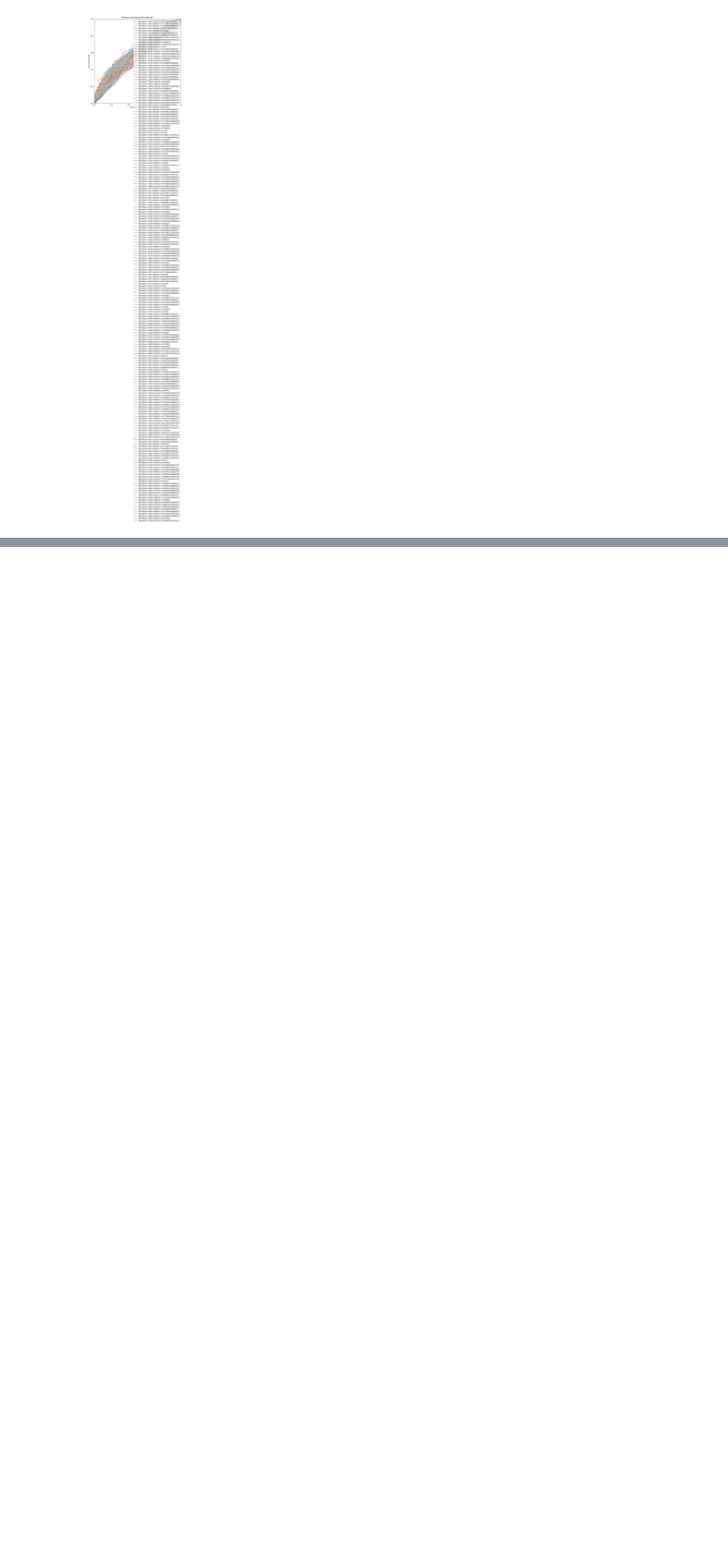
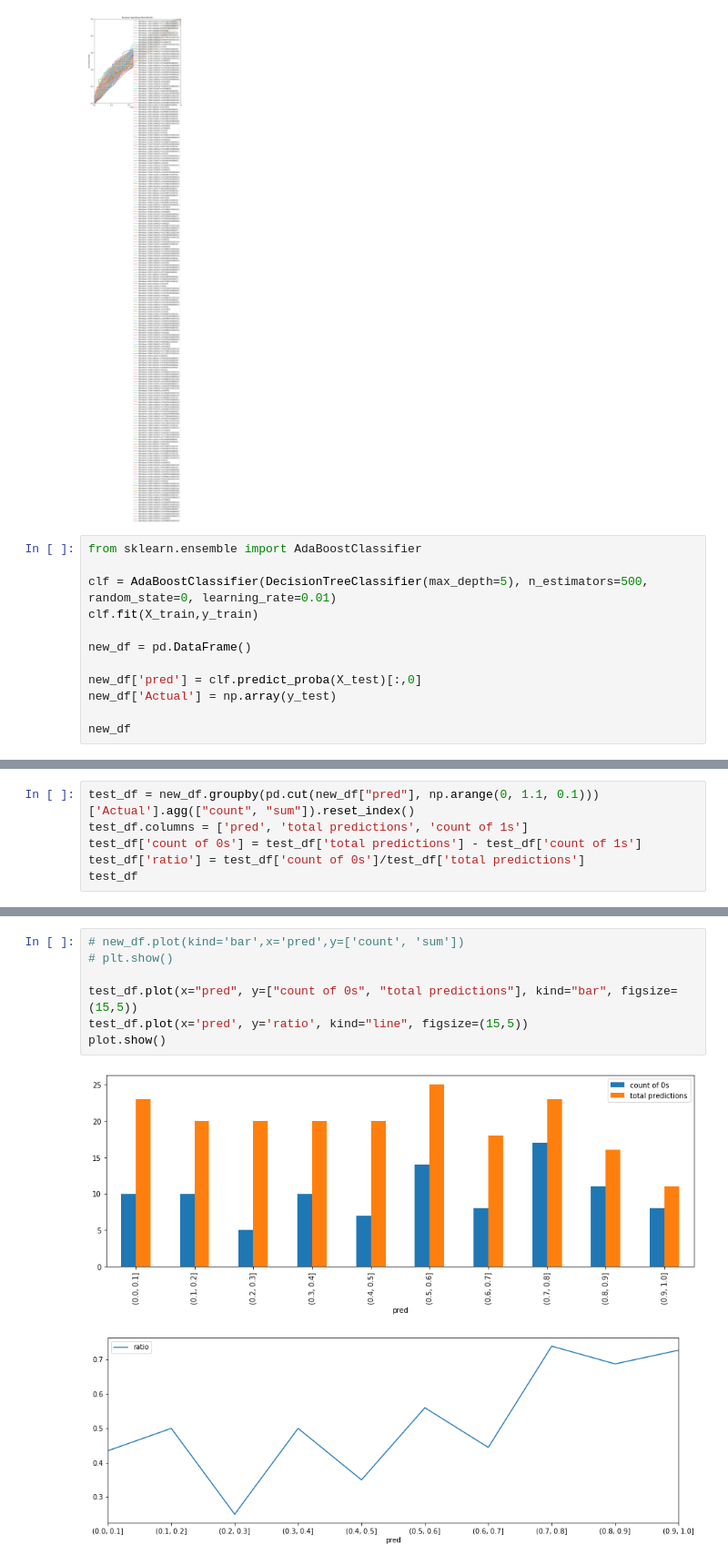
Before and after one commit to virajthakkar/DS-GA-1001-Project, a Jupyter notebook: Project Modeling New Target - Param.ipynb, the cells around one changed output, grey strips where cells are left out. Shown at 91% size. Drawn from its saved outputs; the diff is of its cells as text; blank space fills up the shorter version.

```diff
--- a/Project Modeling New Target - Param.ipynb
+++ b/Project Modeling New Target - Param.ipynb
@@ -234,3 +234,15 @@ for depth in max_depths:
 plot_roc_curve(y_test, prediction_probabilities, classifier_names)
 # %% [output]
 [figure]
+# %%
+from sklearn.ensemble import AdaBoostClassifier
+
+clf = AdaBoostClassifier(DecisionTreeClassifier(max_depth=5), n_estimators=500, random_state=0, learning_rate=0.01)
+clf.fit(X_train,y_train)
+
+new_df = pd.DataFrame()
+
+new_df['pred'] = clf.predict_proba(X_test)[:,0]
+new_df['Actual'] = np.array(y_test)
+
+new_df
@@ -236,0 +263,6 @@ plot_roc_curve(y_test, prediction_probabilities, classifier_names)
+# %%
+test_df = new_df.groupby(pd.cut(new_df["pred"], np.arange(0, 1.1, 0.1)))['Actual'].agg(["count", "sum"]).reset_index()
+test_df.columns = ['pred', 'total predictions', 'count of 1s']
+test_df['count of 0s'] = test_df['total predictions'] - test_df['count of 1s']
+test_df['ratio'] = test_df['count of 0s']/test_df['total predictions']
+test_df
@@ -236,0 +281,10 @@ plot_roc_curve(y_test, prediction_probabilities, classifier_names)
+# %%
+# new_df.plot(kind='bar',x='pred',y=['count', 'sum'])
+# plt.show()
+
+test_df.plot(x="pred", y=["count of 0s", "total predictions"], kind="bar", figsize=(15,5))
+test_df.plot(x='pred', y='ratio', kind="line", figsize=(15,5))
+plot.show()
+# %% [output]
+[figure, added]
+[figure, added]
```
Also changed, not shown: parts of 6 cells of this notebook.
